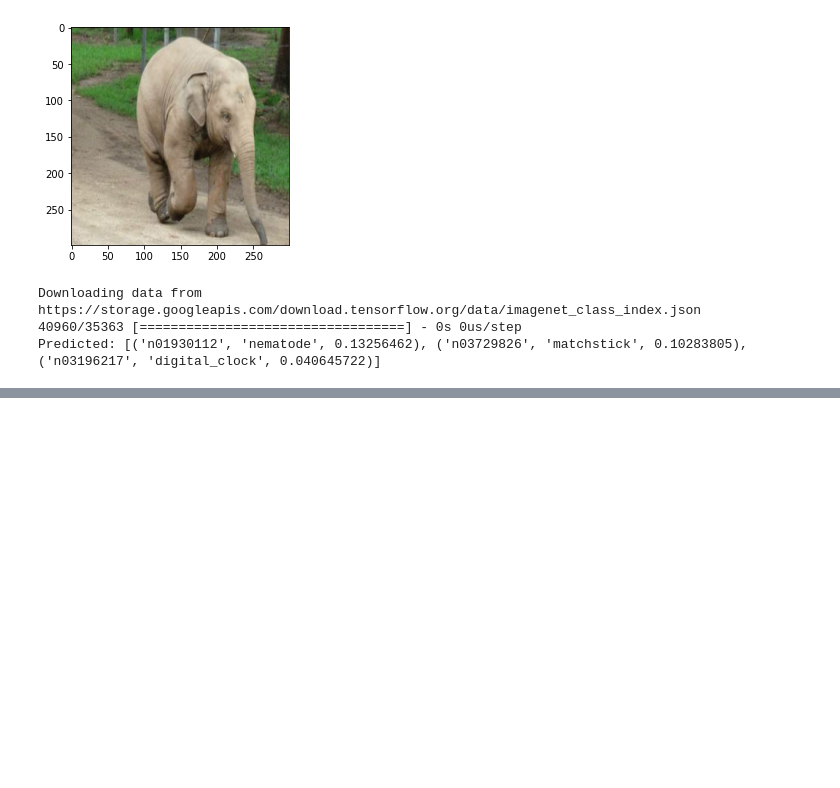
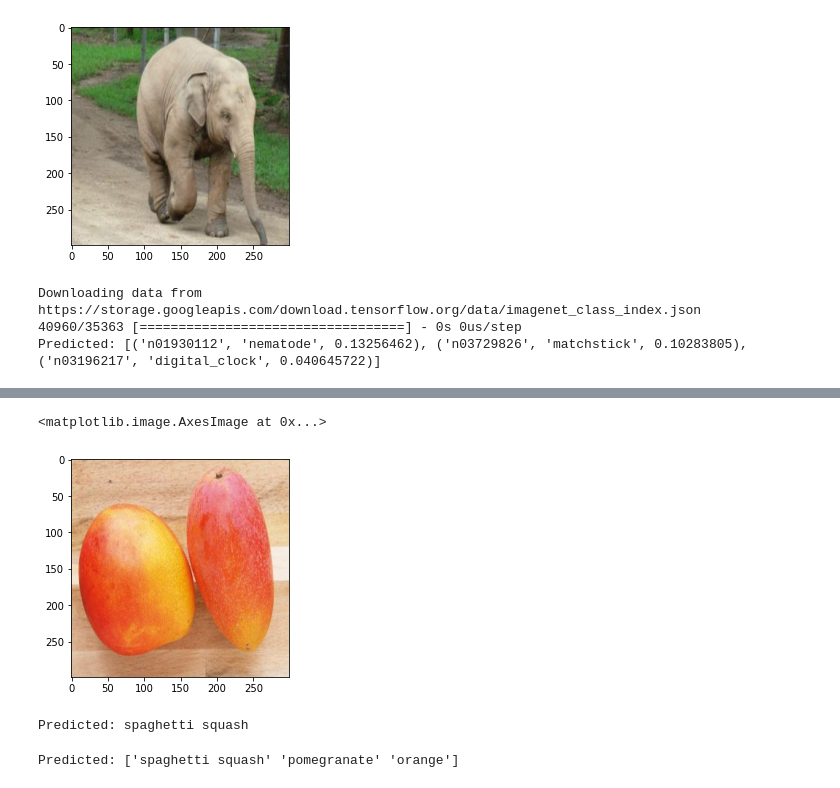
Before and after one commit to anny-0212/AI, a Jupyter notebook: 0604.ipynb, the cells around one changed output, grey strips where cells are left out. Saved outputs shown, nothing was run; the diff lists cells and outputs as text; code cells hidden in the pictures; blank space fills up the shorter version.

```diff
--- a/0604.ipynb
+++ b/0604.ipynb
@@ -101,0 +130,9 @@ Predicted: [('n01930112', 'nematode', 0.13256462), ('n03729826', 'matchstick', 0
+# %%
+def read_img(img_path, resize=(299,299)):
+    img_string = tf.io.read_file(img_path)  # 讀取檔案
+    img_decode = tf.image.decode_image(img_string)  # 將檔案以影像格式來解碼
+    img_decode = tf.image.resize(img_decode, resize)  # 將影像resize到網路輸入大小
+    img_decode = img_decode / 255.0  # 對影像做正規畫，將數值縮放到0~1之間
+    # 將影像格式增加到4維(batch, height, width, channels)，模型預測要求格式
+    img_decode = tf.expand_dims(img_decode, axis=0)  #
+    return img_decode
@@ -101,0 +165,20 @@ Predicted: [('n01930112', 'nematode', 0.13256462), ('n03729826', 'matchstick', 0
+# %%
+img_path = './998ff2f665a95b69411949fbc0d8722b_620.jpg'
+img = read_img(img_path)  # 透過剛創建的函式讀取影像
+plt.imshow(img[0])
+# %% [output]
+<matplotlib.image.AxesImage at 0x...>
+[figure, added]
+# %%
+
+preds = model.predict(img)  # 預測圖片
+index = np.argmax(preds)  # 取得預測結果最大的Index
+print("Predicted:", imagenet_labels[index])  # 透過解碼器將輸出轉成標籤
+# %% [output]
+Predicted: spaghetti squash
+# %%
+# 取得預測結果最大的三個indexs
+top3_indexs = np.argsort(preds)[0, ::-1][:3]
+print("Predicted:", imagenet_labels[top3_indexs])  # 透過解碼器將輸出轉成標籤
+# %% [output]
+Predicted: ['spaghetti squash' 'pomegranate' 'orange']
```
Also changed, not shown: parts of 6 cells of this notebook.
